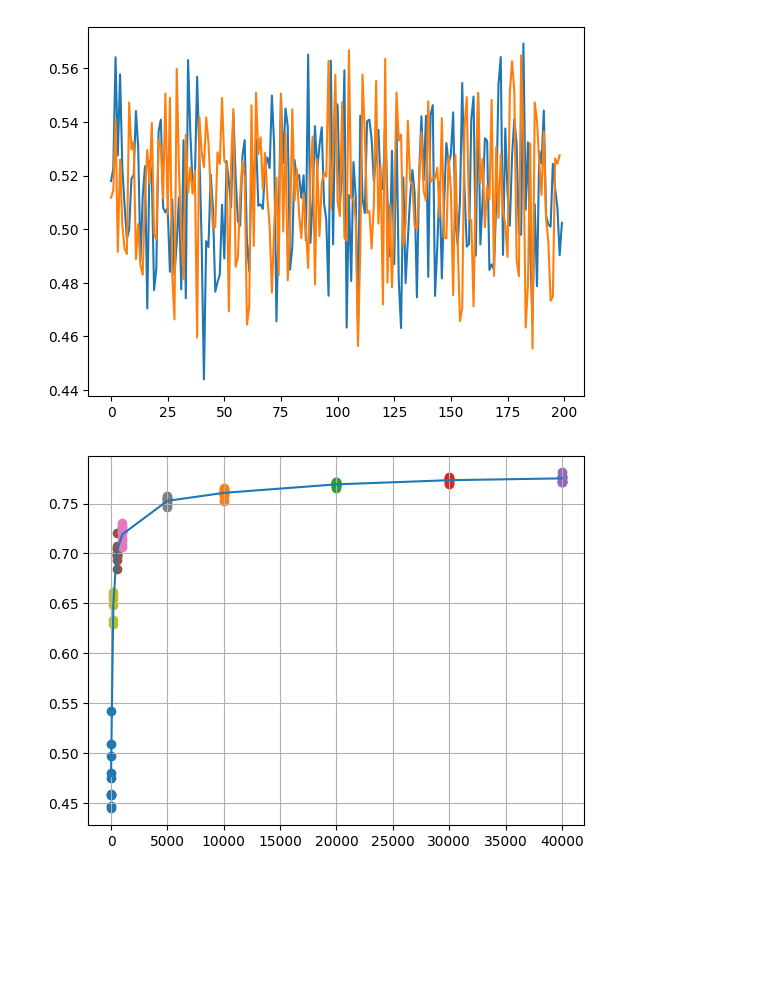
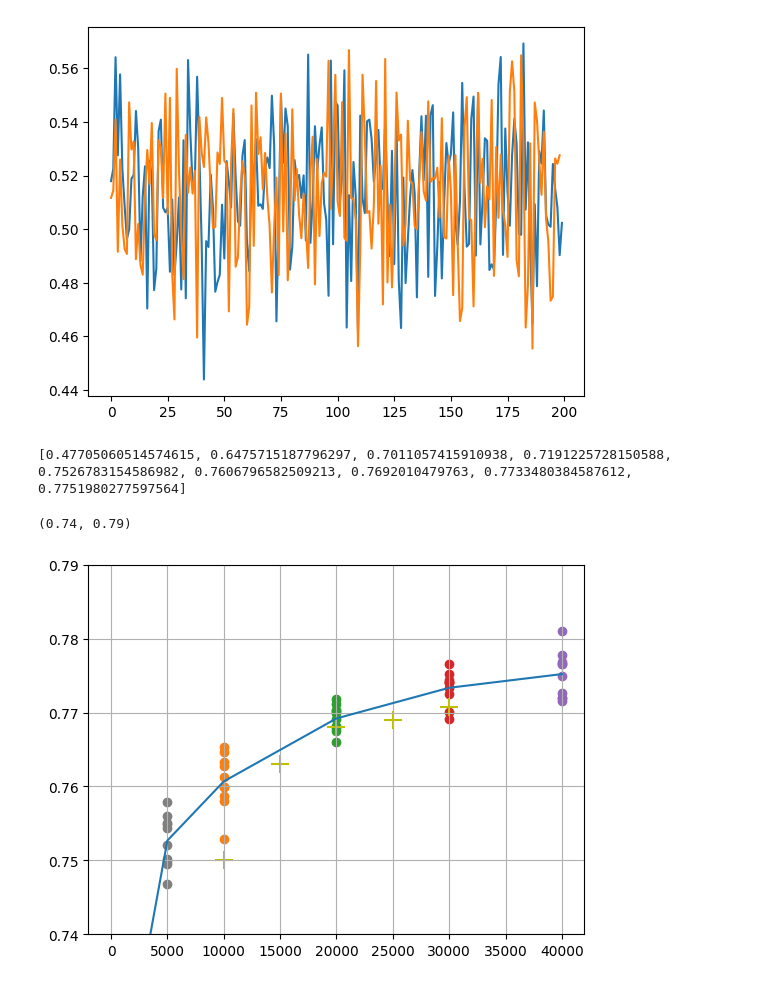
Before and after one commit to Kommunarus/activelearning, a Jupyter notebook: old/plot.ipynb, the cells around one changed output. Cells and saved outputs as stored; diff of their text form; code cells hidden in the pictures; blank space fills up the shorter version.

```diff
--- a/old/plot.ipynb
+++ b/old/plot.ipynb
@@ -1,6 +1,2 @@
 # %%
 import matplotlib.pyplot as plt
-# %%
-k = 5
-x = [0] + [500]*k + [1000]*k + [1500]*k + [2000]*k + [2500]*k + [3000]*k + [3500]*k
-y = [, 4, 7]
@@ -87,15 +78,21 @@ x_200 = [200]*len(y_200)
 # %%
 plt.scatter(x_0, y_0)
 plt.scatter(x_10000, y_10000)
 plt.scatter(x_20000, y_20000)
 plt.scatter(x_30000, y_30000)
 plt.scatter(x_40000, y_40000)
 plt.scatter(x_500, y_500)
 plt.scatter(x_1000, y_1000)
 plt.scatter(x_5000, y_5000)
 plt.scatter(x_200, y_200)
 
 plt.plot([0, 2e2, 5e2, 1e3, 5e3, 1e4, 2e4, 3e4, 4e4], [mean(x) for x in [y_0, y_200, y_500, y_1000, y_5000, y_10000, y_20000, y_30000, y_40000]])
 plt.grid(True)
+print([mean(x) for x in [y_0, y_200, y_500, y_1000, y_5000, y_10000, y_20000, y_30000, y_40000]])
+
+plt.scatter([1e4, 1.5e4, 2e4, 2.5e4, 3e4], [0.75, 0.763, 0.768, 0.769, 0.7707], marker='+', c='y', s=150)
+plt.ylim(0.74, 0.79)
 # %% [output]
+[0.47705060514574615, 0.6475715187796297, 0.7011057415910938, 0.7191225728150588, 0.7526783154586982, 0.7606796582509213, 0.7692010479763, 0.7733480384587612, 0.7751980277597564]
+(0.74, 0.79)
-[figure, old version]
+[figure, new version]
```
Also changed, not shown: parts of 4 cells of this notebook, 11 other files.
